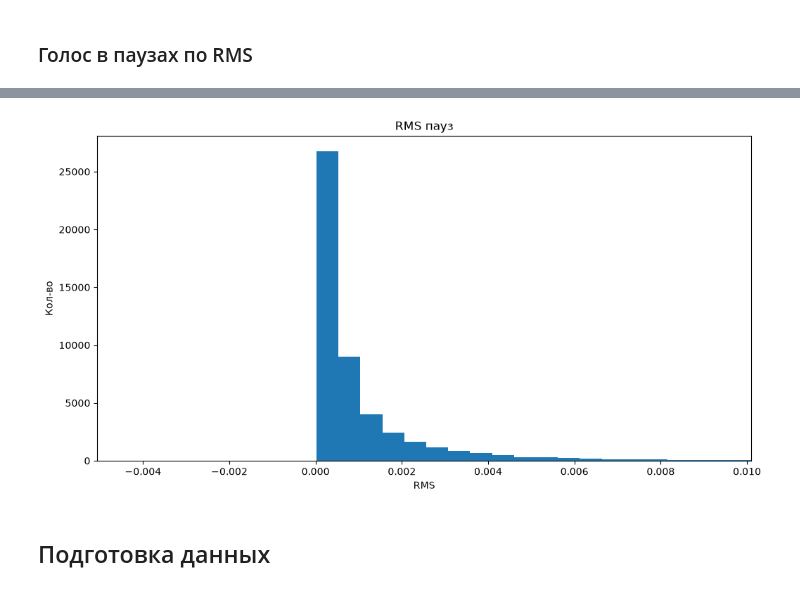
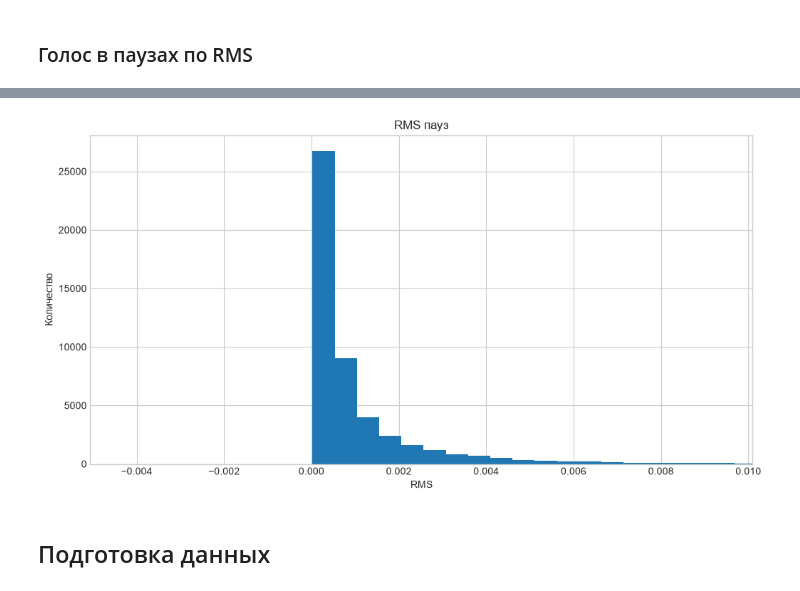
Before and after one commit to ivanVgusev/tts_labs_itmo, a Jupyter notebook: labs/lab2_pauses/lab2.ipynb, the cells around one changed output, grey strips where cells are left out. Cells and saved outputs as stored; diff of their text form; code cells hidden in the pictures.

```diff
--- a/labs/lab2_pauses/lab2.ipynb
+++ b/labs/lab2_pauses/lab2.ipynb
@@ -28,5 +30,6 @@ from transformers import AutoModel, AutoTokenizer
 # %%
-device = "cuda" if torch.cuda.is_available() else "cpu"
+warnings.filterwarnings("ignore", category=FutureWarning)
+plt.style.use("seaborn-v0_8-whitegrid")
 # %%
 SR = 16000
 RANDOM_SEED = 42
@@ -124,5 +115,5 @@ print()
 # %%
-pauses_df = words_df[words_df["label"] == ""]
+pauses_df = words_df[words_df["label"] == ""].copy()
 print(pauses_df.head())
 # %% [output]
           file_id  start   end  duration label
@@ -262,15 +263,19 @@ print(list(map(float, pause_length_breaks)))
 # %% [markdown]
 ### Голос в паузах по RMS
 # %%
-pauses_rms = []
-for row in pauses_df.iterrows():
-    audio_path = RUSLAN_AUDIO_PATH / Path(row[1]["file_id"]).with_suffix(".wav")
+pauses_rms = pd.Series(index=pauses_df.index, dtype=float)
+
+for file_id, file_pauses in tqdm(
+    pauses_df.groupby("file_id", sort=False), disable=True
+):
+    audio_path = RUSLAN_AUDIO_PATH / f"{file_id}.wav"
     audio, _ = librosa.load(audio_path, sr=SR)
 
-    pause_start_sample = int(row[1]["start"] * SR)
-    pause_end_sample = int(row[1]["end"] * SR)
-    pause = audio[pause_start_sample:pause_end_sample]
-
-    pauses_rms.append(librosa.feature.rms(y=pause).mean())
+    for index, pause_row in file_pauses.iterrows():
+        start_sample = int(pause_row["start"] * SR)
+        end_sample = int(pause_row["end"] * SR)
+        pause_audio = audio[start_sample:end_sample]
+        pauses_rms.loc[index] = librosa.feature.rms(y=pause_audio).mean()
 # %%
-pauses_df["rms"] = pauses_rms
+pauses_df.loc[:, "rms"] = pauses_rms
+pauses_df["rms"].describe(percentiles=[0.5, 0.9, 0.99])
@@ -277,16 +292,16 @@ pauses_df["rms"] = pauses_rms
 # %%
 plt.figure(figsize=(12, 6))
 plt.xlabel("RMS")
-plt.ylabel("Кол-во")
+plt.ylabel("Количество")
 plt.hist(
     pauses_df["rms"],
     bins=200,
 )
 plt.xlim(right=np.quantile(pauses_df["rms"], 0.99))
 plt.title("RMS пауз")
 plt.show()
 # %% [output]
-[figure, old version]
+[figure, new version]
 # %% [markdown]
 ## Подготовка данных
 # %% [markdown]
```
Also changed, not shown: parts of 51 cells of this notebook, 2 other files.
